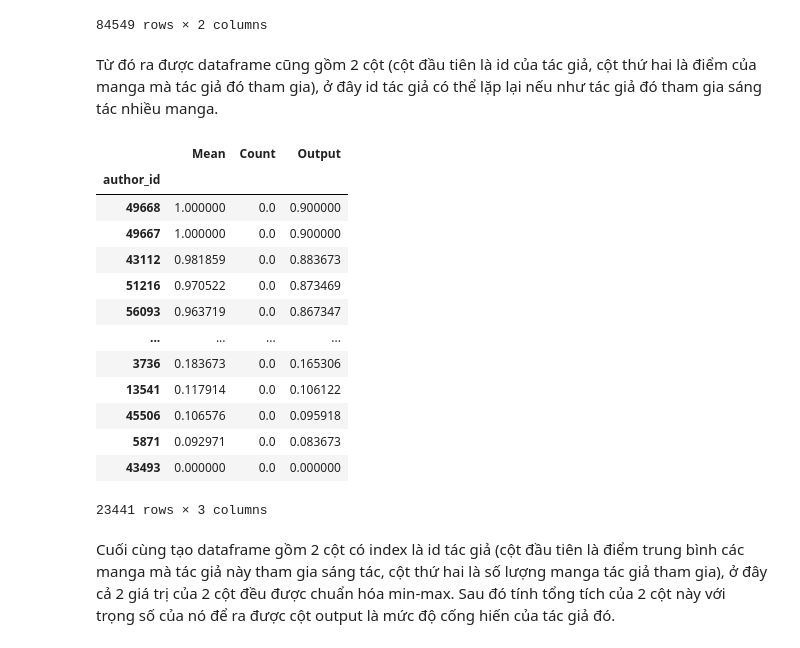
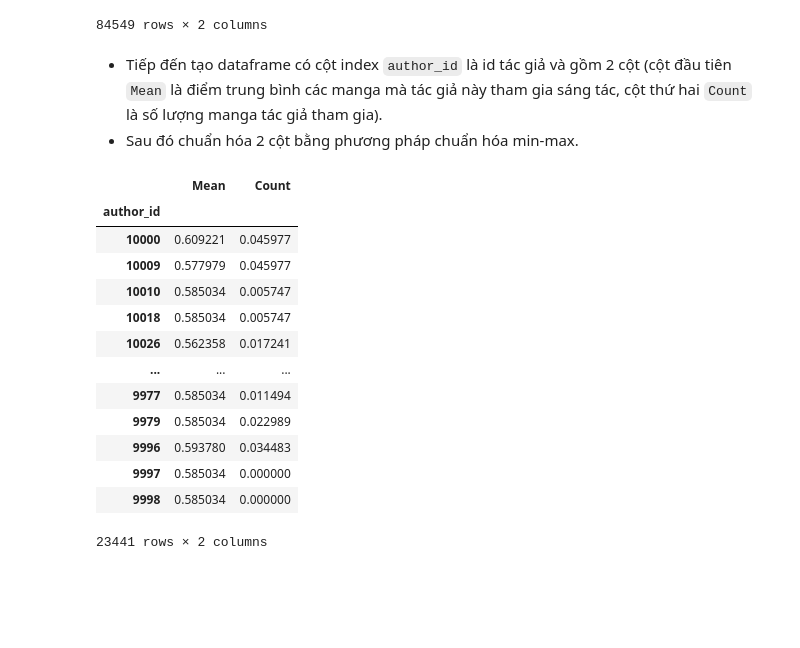
Before and after one commit to lengoctuong/Prj-Manga-Dataset_Programming4DS, a Jupyter notebook: 03_Asking-Questions-and-Analyzing.ipynb, the cells around one changed output. Saved outputs shown, nothing was run; the diff lists cells and outputs as text; code cells hidden in the pictures; blank space fills up the shorter version.

```diff
--- a/03_Asking-Questions-and-Analyzing.ipynb
+++ b/03_Asking-Questions-and-Analyzing.ipynb
@@ -352,7 +395,8 @@ manga_df.to_csv('./Data/new_manga.csv', index=False)
 def first(lst):
     return np.nan if len(lst) == 0 else lst[0]
 
-temp1 = manga_df['authors'].explode().apply(lambda col: str(col))
-temp2 = temp1.str.findall(r'[0-9]+')
-temp3 = temp2.apply(first)
-temp4 = temp3.to_frame().reset_index()
+str_author_sr = manga_df['authors'].explode().apply(lambda col: str(col))
+author_id_sr = str_author_sr.str.findall(r'[0-9]+').apply(first)
+q3_df = author_id_sr.to_frame().reset_index()
+q3_df.columns = ['manga_index', 'author_id']
+q3_df
@@ -361,10 +420,9 @@ temp4 = temp3.to_frame().reset_index()
 # %%
-temp4.columns = ['manga_index', 'author_id']
-temp4['manga_score'] = manga_df.loc[temp4['manga_index']]['score'].reset_index()['score']
-temp4 = temp4.drop(columns=['manga_index'])
-temp4 = temp4[~temp4['author_id'].isna()]
-temp4 = temp4.reset_index().drop(columns='index')
-temp4
+q3_df['manga_score'] = manga_df.loc[q3_df['manga_index']]['score'].reset_index()['score']
+q3_df = q3_df.drop(columns=['manga_index'])
+q3_df = q3_df[~q3_df['author_id'].isna()]
+q3_df = q3_df.reset_index().drop(columns='index')
+q3_df
 # %% [output]
 |  | author_id | manga_score |
 | 0 | 1868 | 9.45 |
@@ -379,27 +437,25 @@ temp4
 | 84547 | 45352 | 6.89 |
 | 84548 | 52833 | 6.89 |
 84549 rows × 2 columns
-# %% [markdown]
-Từ đó ra được dataframe cũng gồm 2 cột (cột đầu tiên là id của tác giả, cột thứ hai là điểm của manga mà tác giả đó tham gia), ở đây id tác giả có thể lặp lại nếu như tác giả đó tham gia sáng tác nhiều manga.
+# %% [markdown]
+- Tiếp đến tạo dataframe có cột index `author_id` là id tác giả và gồm 2 cột (cột đầu tiên `Mean` là điểm trung bình các manga mà tác giả này tham gia sáng tác, cột thứ hai `Count` là số lượng manga tác giả tham gia).
+- Sau đó chuẩn hóa 2 cột bằng phương pháp chuẩn hóa min-max.
 # %%
-q3_df = temp4.groupby('author_id')['manga_score'].agg(Mean='mean', Count='count')
-n_q3_df = (q3_df - q3_df.min()) / (q3_df.max() - q3_df.min())
-n_q3_df['Output'] = n_q3_df['Mean'] * 0.9 + n_q3_df['Count'] * 0.1
-n_q3_df.sort_values(by=['Output'], ascending=False)
+q3_df = q3_df.groupby('author_id')['manga_score'].agg(Mean='mean', Count='count')
+q3_df = (q3_df - q3_df.min()) / (q3_df.max() - q3_df.min())
+q3_df
 # %% [output]
-|  | Mean | Count | Output |
-| author_id |  |  |  |
-| 49668 | 1.000000 | 0.0 | 0.900000 |
-| 49667 | 1.000000 | 0.0 | 0.900000 |
-| 43112 | 0.981859 | 0.0 | 0.883673 |
-| 51216 | 0.970522 | 0.0 | 0.873469 |
-| 56093 | 0.963719 | 0.0 | 0.867347 |
-| ... | ... | ... | ... |
-| 3736 | 0.183673 | 0.0 | 0.165306 |
-| 13541 | 0.117914 | 0.0 | 0.106122 |
-| 45506 | 0.106576 | 0.0 | 0.095918 |
-| 5871 | 0.092971 | 0.0 | 0.083673 |
-| 43493 | 0.000000 | 0.0 | 0.000000 |
+|  | Mean | Count |
+| author_id |  |  |
+| 10000 | 0.609221 | 0.045977 |
+| 10009 | 0.577979 | 0.045977 |
+| 10010 | 0.585034 | 0.005747 |
+| 10018 | 0.585034 | 0.005747 |
+| 10026 | 0.562358 | 0.017241 |
+| ... | ... | ... |
+| 9977 | 0.585034 | 0.011494 |
+| 9979 | 0.585034 | 0.022989 |
+| 9996 | 0.593780 | 0.034483 |
+| 9997 | 0.585034 | 0.000000 |
+| 9998 | 0.585034 | 0.000000 |
-23441 rows × 3 columns
+23441 rows × 2 columns
-# %% [markdown]
-Cuối cùng tạo dataframe gồm 2 cột có index là id tác giả (cột đầu tiên là điểm trung bình các manga mà tác giả này tham gia sáng tác, cột thứ hai là số lượng manga tác giả tham gia), ở đây cả 2 giá trị của 2 cột đều được chuẩn hóa min-max. Sau đó tính tổng tích của 2 cột này với trọng số của nó để ra được cột output là mức độ cống hiến của tác giả đó.
```
Also changed, not shown: parts of 13 cells of this notebook.
